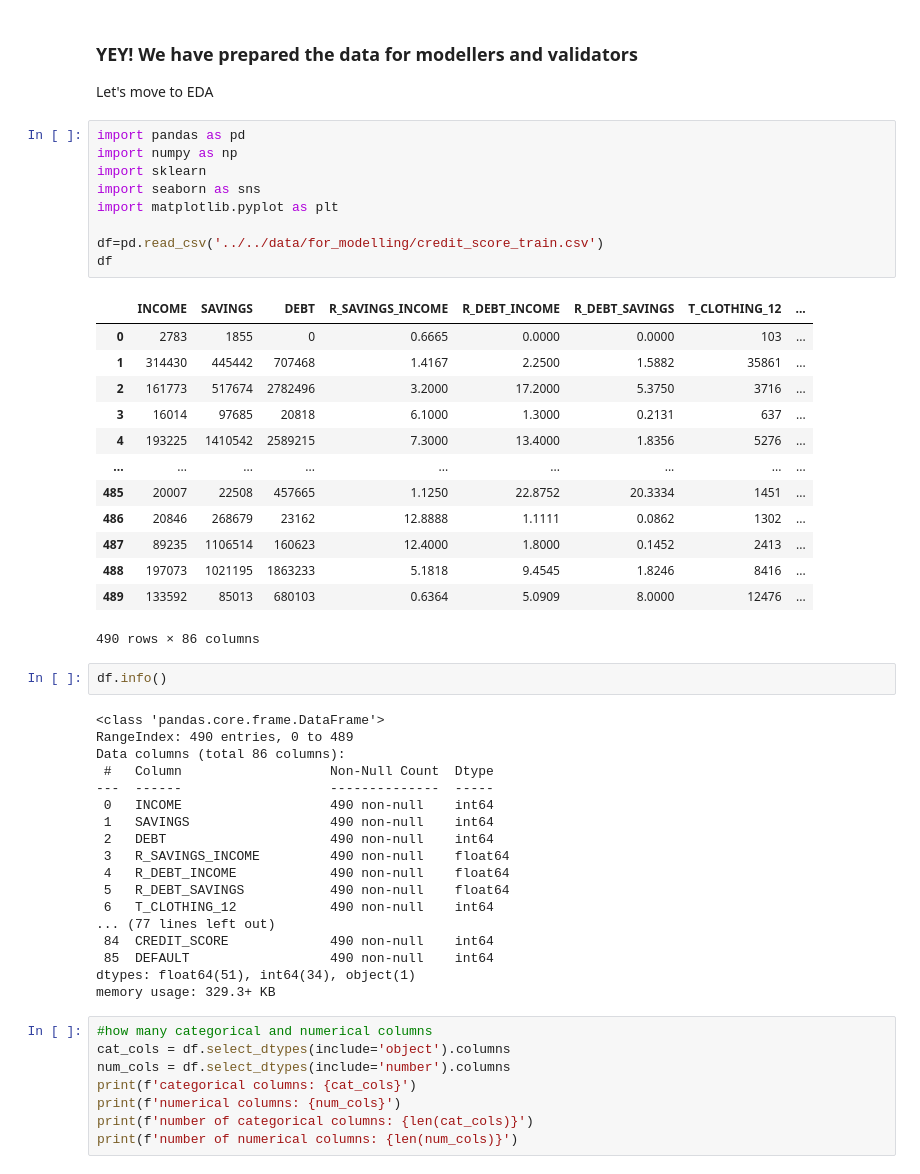
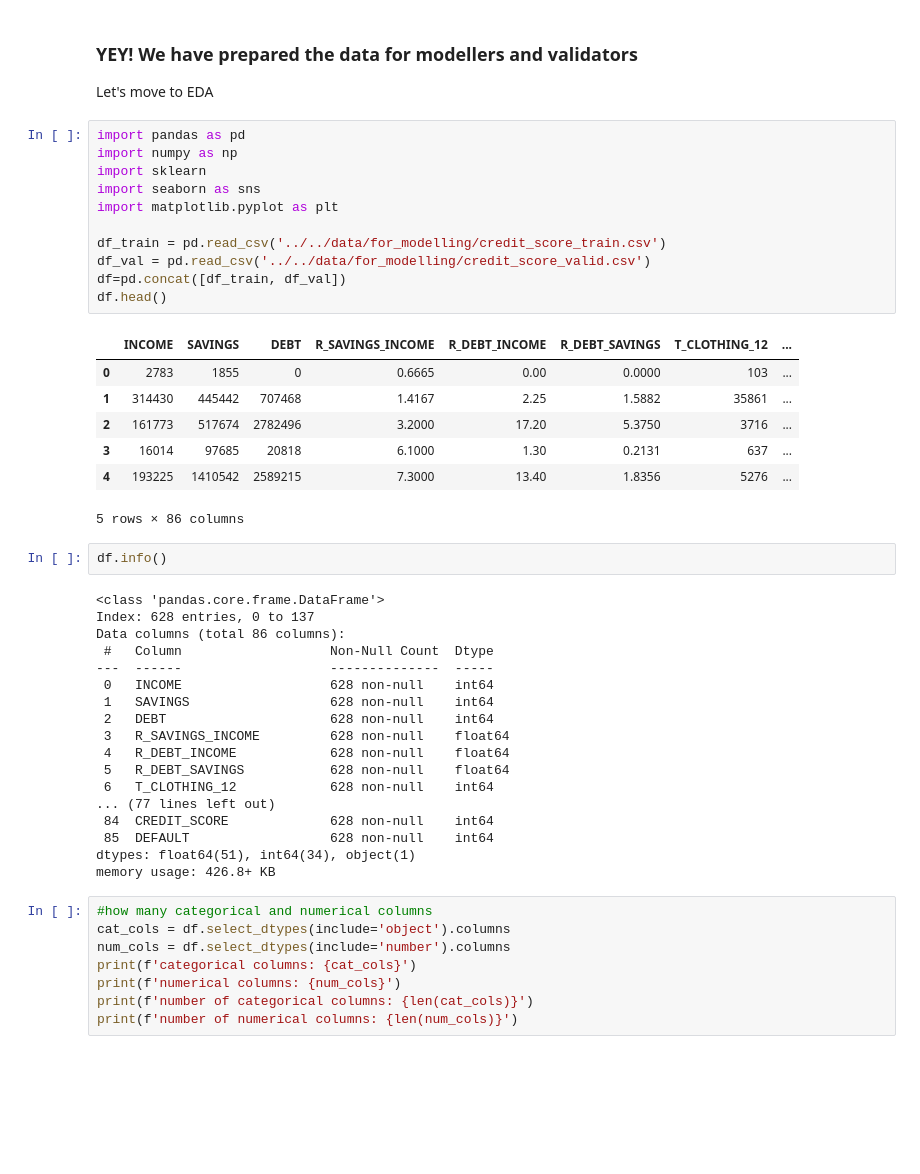
Before and after one commit to fantasy2fry/credit-score-classification-ml, a Jupyter notebook: EDA/final/final.ipynb, the cells around one changed output. Drawn from its saved outputs; the diff is of its cells as text; blank space fills up the shorter version.

```diff
--- a/EDA/final/final.ipynb
+++ b/EDA/final/final.ipynb
@@ -123,46 +139,42 @@ Let's move to EDA
 # %%
 import pandas as pd
 import numpy as np
 import sklearn
 import seaborn as sns
 import matplotlib.pyplot as plt
 
-df=pd.read_csv('../../data/for_modelling/credit_score_train.csv')
-df
+df_train = pd.read_csv('../../data/for_modelling/credit_score_train.csv')
+df_val = pd.read_csv('../../data/for_modelling/credit_score_valid.csv')
+df=pd.concat([df_train, df_val])
+df.head()
 # %% [output]
 |  | INCOME | SAVINGS | DEBT | R_SAVINGS_INCOME | R_DEBT_INCOME | R_DEBT_SAVINGS | T_CLOTHING_12 | ... |
-| 0 | 2783 | 1855 | 0 | 0.6665 | 0.0000 | 0.0000 | 103 | ... |
-| 1 | 314430 | 445442 | 707468 | 1.4167 | 2.2500 | 1.5882 | 35861 | ... |
-| 2 | 161773 | 517674 | 2782496 | 3.2000 | 17.2000 | 5.3750 | 3716 | ... |
-| 3 | 16014 | 97685 | 20818 | 6.1000 | 1.3000 | 0.2131 | 637 | ... |
-| 4 | 193225 | 1410542 | 2589215 | 7.3000 | 13.4000 | 1.8356 | 5276 | ... |
-| ... | ... | ... | ... | ... | ... | ... | ... | ... |
-| 485 | 20007 | 22508 | 457665 | 1.1250 | 22.8752 | 20.3334 | 1451 | ... |
-| 486 | 20846 | 268679 | 23162 | 12.8888 | 1.1111 | 0.0862 | 1302 | ... |
-| 487 | 89235 | 1106514 | 160623 | 12.4000 | 1.8000 | 0.1452 | 2413 | ... |
-| 488 | 197073 | 1021195 | 1863233 | 5.1818 | 9.4545 | 1.8246 | 8416 | ... |
-| 489 | 133592 | 85013 | 680103 | 0.6364 | 5.0909 | 8.0000 | 12476 | ... |
+| 0 | 2783 | 1855 | 0 | 0.6665 | 0.00 | 0.0000 | 103 | ... |
+| 1 | 314430 | 445442 | 707468 | 1.4167 | 2.25 | 1.5882 | 35861 | ... |
+| 2 | 161773 | 517674 | 2782496 | 3.2000 | 17.20 | 5.3750 | 3716 | ... |
+| 3 | 16014 | 97685 | 20818 | 6.1000 | 1.30 | 0.2131 | 637 | ... |
+| 4 | 193225 | 1410542 | 2589215 | 7.3000 | 13.40 | 1.8356 | 5276 | ... |
-490 rows × 86 columns
+5 rows × 86 columns
 # %%
 df.info()
 # %% [output]
 <class 'pandas.core.frame.DataFrame'>
-RangeIndex: 490 entries, 0 to 489
+Index: 628 entries, 0 to 137
 Data columns (total 86 columns):
  #   Column                   Non-Null Count  Dtype
 ---  ------                   --------------  -----
- 0   INCOME                   490 non-null    int64
- 1   SAVINGS                  490 non-null    int64
- 2   DEBT                     490 non-null    int64
- 3   R_SAVINGS_INCOME         490 non-null    float64
- 4   R_DEBT_INCOME            490 non-null    float64
- 5   R_DEBT_SAVINGS           490 non-null    float64
- 6   T_CLOTHING_12            490 non-null    int64
+ 0   INCOME                   628 non-null    int64
+ 1   SAVINGS                  628 non-null    int64
+ 2   DEBT                     628 non-null    int64
+ 3   R_SAVINGS_INCOME         628 non-null    float64
+ 4   R_DEBT_INCOME            628 non-null    float64
+ 5   R_DEBT_SAVINGS           628 non-null    float64
+ 6   T_CLOTHING_12            628 non-null    int64
 ... (77 lines left out)
- 84  CREDIT_SCORE             490 non-null    int64
- 85  DEFAULT                  490 non-null    int64
+ 84  CREDIT_SCORE             628 non-null    int64
+ 85  DEFAULT                  628 non-null    int64
 dtypes: float64(51), int64(34), object(1)
-memory usage: 329.3+ KB
+memory usage: 426.8+ KB
 # %%
 #how many categorical and numerical columns
 cat_cols = df.select_dtypes(include='object').columns
```
Also changed, not shown: parts of 11 cells of this notebook, 1 other file.
